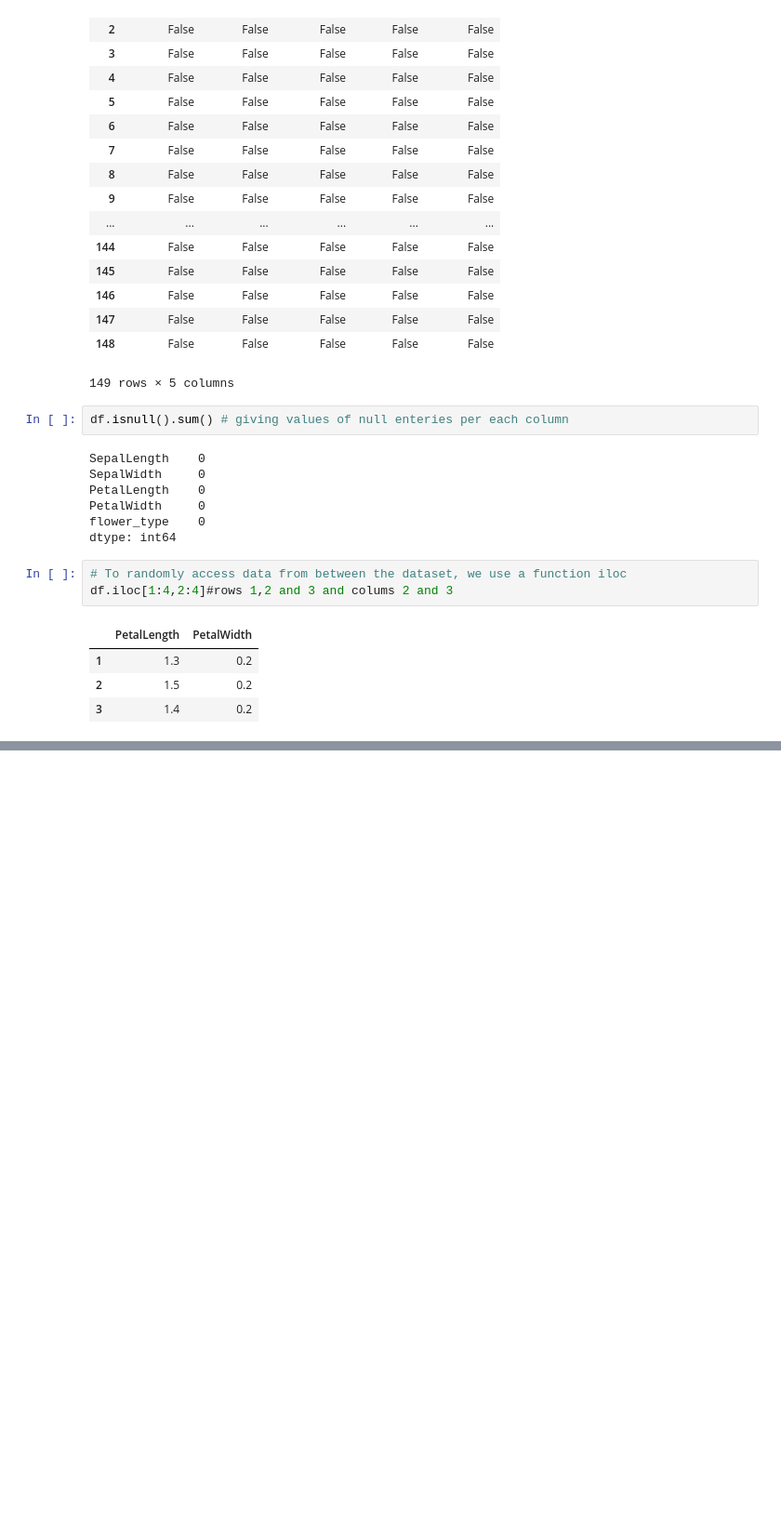
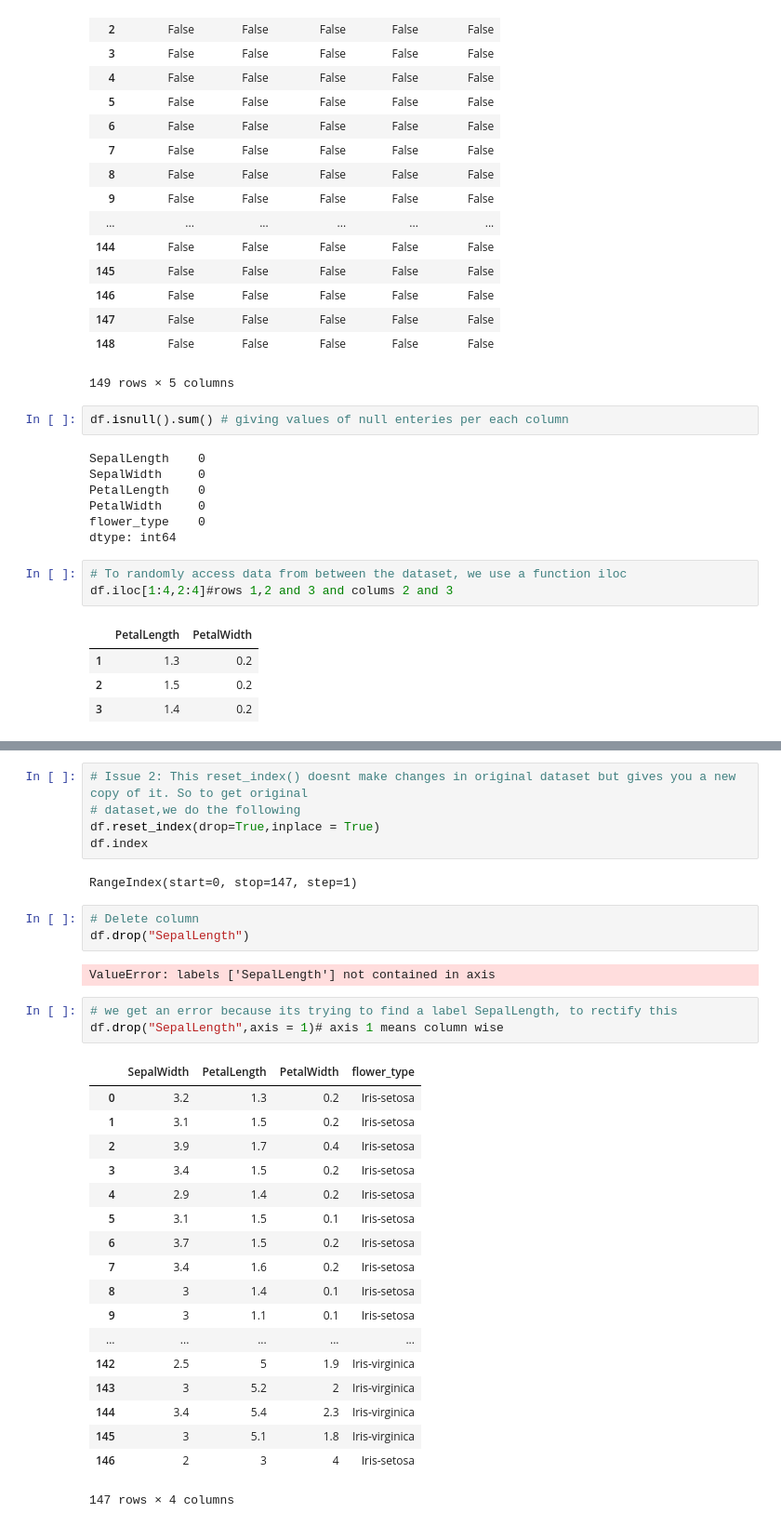
Before and after one commit to anmolkhanna93/MachileLearningPractise, a Jupyter notebook: Pandas.ipynb, the cells around one changed output, grey strips where cells are left out. Shown at 93% size. Saved outputs shown, nothing was run; the diff lists cells and outputs as text; blank space fills up the shorter version.

```diff
--- a/Pandas.ipynb
+++ b/Pandas.ipynb
@@ -170,0 +370,34 @@ df.iloc[1:4,2:4]#rows 1,2 and 3 and colums 2 and 3
+# %%
+# Issue 2: This reset_index() doesnt make changes in original dataset but gives you a new copy of it. So to get original
+# dataset,we do the following
+df.reset_index(drop=True,inplace = True)
+df.index
+# %% [output]
+RangeIndex(start=0, stop=147, step=1)
+# %%
+# Delete column
+df.drop("SepalLength")
+# %% [output]
+ValueError: labels ['SepalLength'] not contained in axis
+# %%
+# we get an error because its trying to find a label SepalLength, to rectify this
+df.drop("SepalLength",axis = 1)# axis 1 means column wise
+# %% [output]
+|  | SepalWidth | PetalLength | PetalWidth | flower_type |
+| 0 | 3.2 | 1.3 | 0.2 | Iris-setosa |
+| 1 | 3.1 | 1.5 | 0.2 | Iris-setosa |
+| 2 | 3.9 | 1.7 | 0.4 | Iris-setosa |
+| 3 | 3.4 | 1.5 | 0.2 | Iris-setosa |
+| 4 | 2.9 | 1.4 | 0.2 | Iris-setosa |
+| 5 | 3.1 | 1.5 | 0.1 | Iris-setosa |
+| 6 | 3.7 | 1.5 | 0.2 | Iris-setosa |
+| 7 | 3.4 | 1.6 | 0.2 | Iris-setosa |
+| 8 | 3 | 1.4 | 0.1 | Iris-setosa |
+| 9 | 3 | 1.1 | 0.1 | Iris-setosa |
+| ... | ... | ... | ... | ... |
+| 142 | 2.5 | 5 | 1.9 | Iris-virginica |
+| 143 | 3 | 5.2 | 2 | Iris-virginica |
+| 144 | 3.4 | 5.4 | 2.3 | Iris-virginica |
+| 145 | 3 | 5.1 | 1.8 | Iris-virginica |
+| 146 | 2 | 3 | 4 | Iris-setosa |
+147 rows × 4 columns
```
Also changed, not shown: parts of 27 cells of this notebook.
